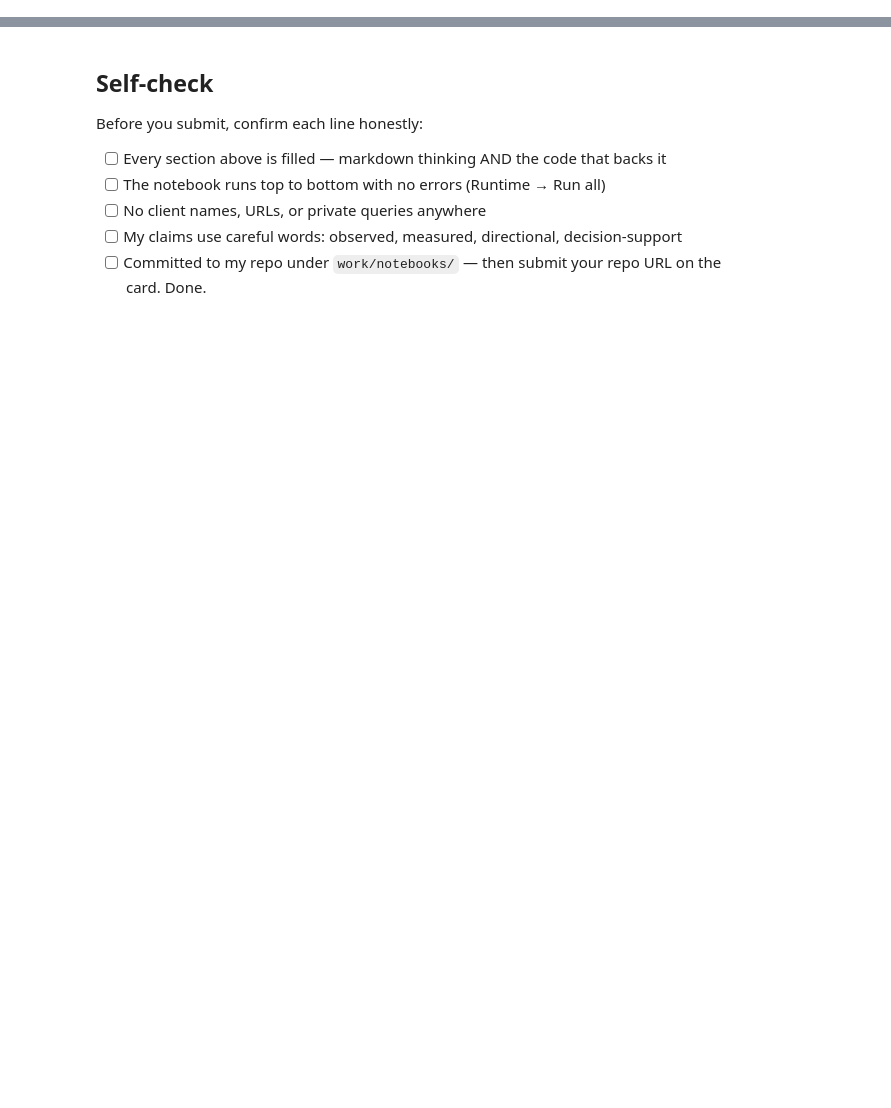
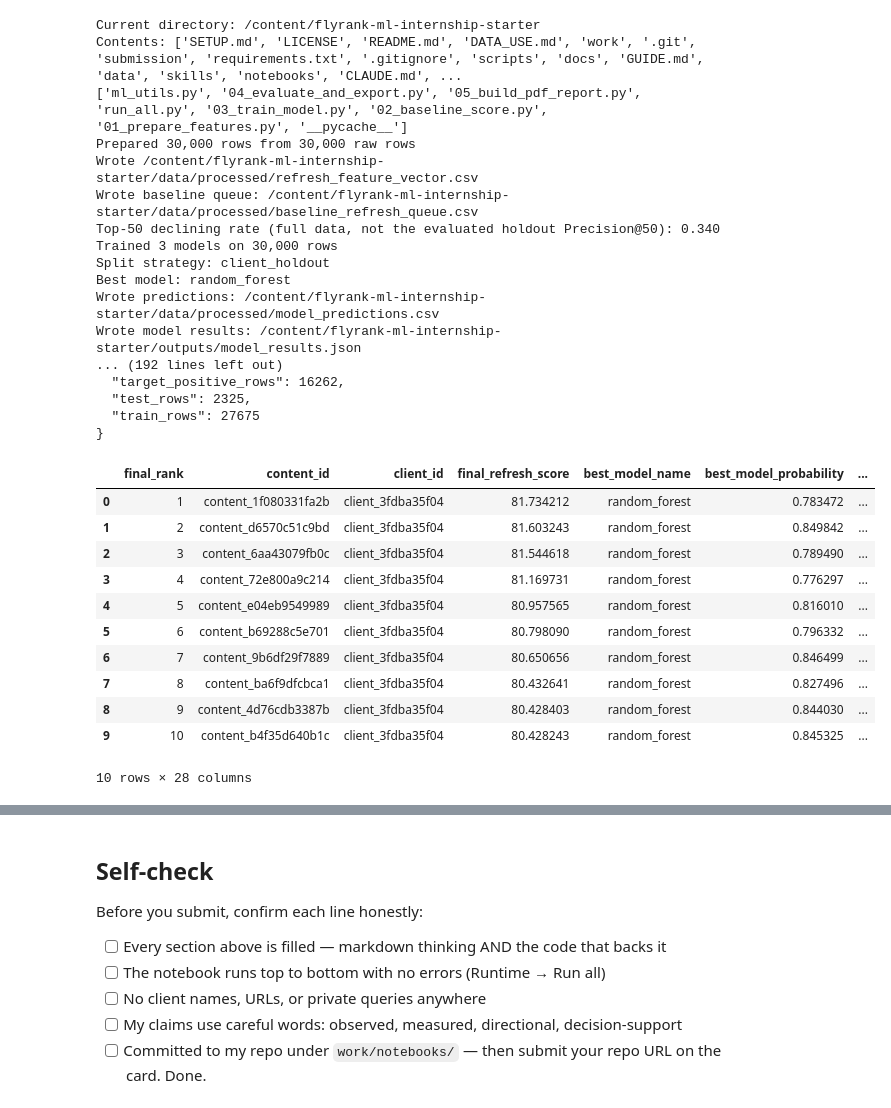
Before and after one commit to k9Sx3CC/01_first_look_and_discovery.ipynb, a Jupyter notebook: work/notebooks/w07_action_playbook.ipynb, the cells around one changed output, grey strips where cells are left out. Cells and saved outputs as stored; diff of their text form; code cells hidden in the pictures; blank space fills up the shorter version.

```diff
--- a/work/notebooks/w07_action_playbook.ipynb
+++ b/work/notebooks/w07_action_playbook.ipynb
@@ -12,0 +27,56 @@ This skeleton is yours to fill. Work the sections **in order** — each one has
+# %%
+# This cell is for CODE (numbers, a query, a check).
+# Write your text answer in the cell ABOVE this one — typing sentences here breaks Run All.
+import pandas as pd
+import json
+import pandas as pd
+import os
+import subprocess
+import sys # Set the repository path
+REPO_DIR = "/content/flyrank-ml-internship-starter" # Clone only if it doesn't already exist
+if not os.path.exists(REPO_DIR): subprocess.run([ "git", "clone", "https://github.com/flyrank-bih/flyrank-ml-internship-starter", REPO_DIR ], check=True) # Always go to the absolute repository path
+os.chdir(REPO_DIR) # Add current repo to Python's search path
+sys.path.append(os.getcwd())
+print("Current directory:", os.getcwd())
+print("Contents:", os.listdir())
+print(os.listdir("scripts"))
+!python scripts/01_prepare_features.py
+!python scripts/02_baseline_score.py
+!python scripts/03_train_model.py
+!python scripts/04_evaluate_and_export.py
+with open("outputs/model_results.json") as f:
+  results = json.load(f)
+  print(json.dumps(results, indent=2))
+queue = pd.read_csv("outputs/refresh_queue.csv")
+
+queue.head(10)
+# %% [output]
+Current directory: /content/flyrank-ml-internship-starter
+Contents: ['SETUP.md', 'LICENSE', 'README.md', 'DATA_USE.md', 'work', '.git', 'submission', 'requirements.txt', '.gitignore', 'scripts', 'docs', 'GUIDE.md', 'data', 'skills', 'notebooks', 'CLAUDE.md', ...
+['ml_utils.py', '04_evaluate_and_export.py', '05_build_pdf_report.py', 'run_all.py', '03_train_model.py', '02_baseline_score.py', '01_prepare_features.py', '__pycache__']
+Prepared 30,000 rows from 30,000 raw rows
+Wrote /content/flyrank-ml-internship-starter/data/processed/refresh_feature_vector.csv
+Wrote baseline queue: /content/flyrank-ml-internship-starter/data/processed/baseline_refresh_queue.csv
+Top-50 declining rate (full data, not the evaluated holdout Precision@50): 0.340
+Trained 3 models on 30,000 rows
+Split strategy: client_holdout
+Best model: random_forest
+Wrote predictions: /content/flyrank-ml-internship-starter/data/processed/model_predictions.csv
+Wrote model results: /content/flyrank-ml-internship-starter/outputs/model_results.json
+... (192 lines left out)
+  "target_positive_rows": 16262,
+  "test_rows": 2325,
+  "train_rows": 27675
+}
+|  | final_rank | content_id | client_id | final_refresh_score | best_model_name | best_model_probability | ... |
+| 0 | 1 | content_1f080331fa2b | client_3fdba35f04 | 81.734212 | random_forest | 0.783472 | ... |
+| 1 | 2 | content_d6570c51c9bd | client_3fdba35f04 | 81.603243 | random_forest | 0.849842 | ... |
+| 2 | 3 | content_6aa43079fb0c | client_3fdba35f04 | 81.544618 | random_forest | 0.789490 | ... |
+| 3 | 4 | content_72e800a9c214 | client_3fdba35f04 | 81.169731 | random_forest | 0.776297 | ... |
+| 4 | 5 | content_e04eb9549989 | client_3fdba35f04 | 80.957565 | random_forest | 0.816010 | ... |
+| 5 | 6 | content_b69288c5e701 | client_3fdba35f04 | 80.798090 | random_forest | 0.796332 | ... |
+| 6 | 7 | content_9b6df29f7889 | client_3fdba35f04 | 80.650656 | random_forest | 0.846499 | ... |
+| 7 | 8 | content_ba6f9dfcbca1 | client_3fdba35f04 | 80.432641 | random_forest | 0.827496 | ... |
+| 8 | 9 | content_4d76cdb3387b | client_3fdba35f04 | 80.428403 | random_forest | 0.844030 | ... |
+| 9 | 10 | content_b4f35d640b1c | client_3fdba35f04 | 80.428243 | random_forest | 0.845325 | ... |
+10 rows × 28 columns
```
Also changed, not shown: parts of 15 cells of this notebook.
